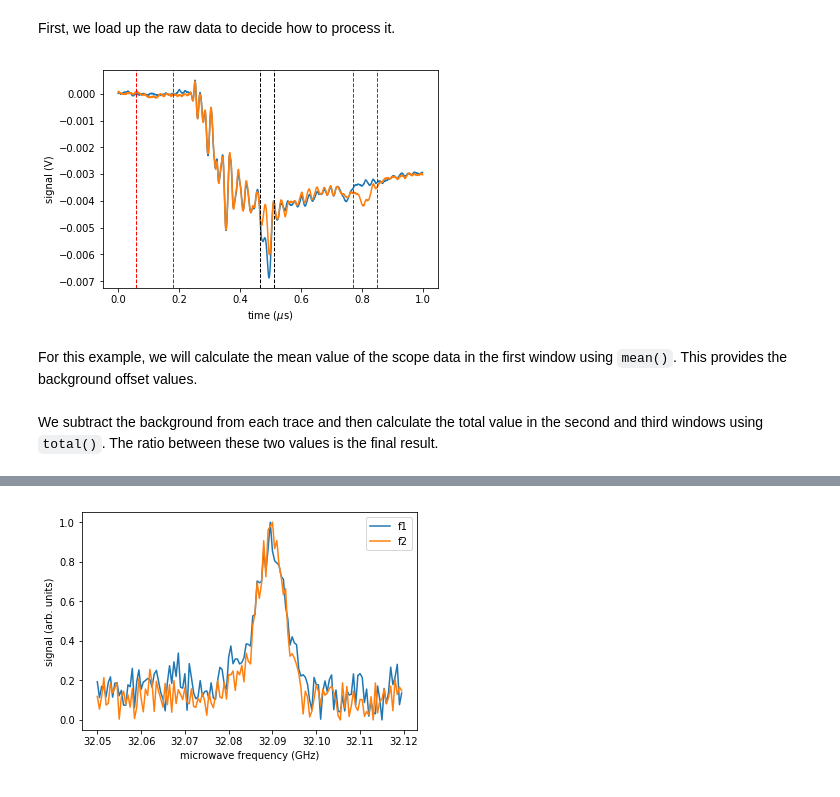
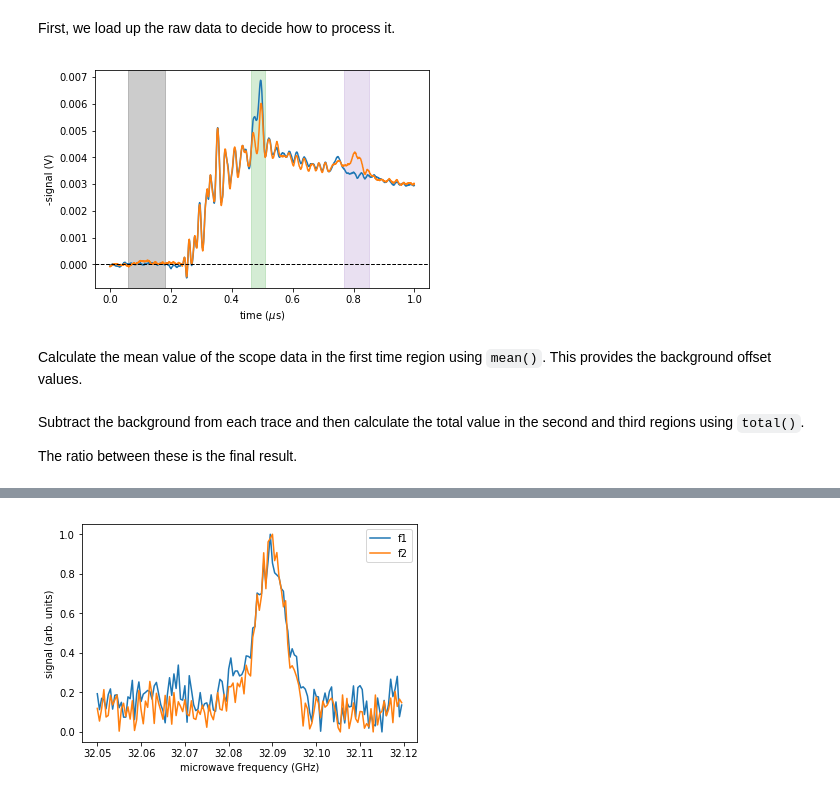
Before and after one commit to ad3ller/e11_analysis, a Jupyter notebook: notebooks/3)_Processing_data.ipynb, the cells around one changed output, grey strips where cells are left out. Cells and saved outputs as stored; diff of their text form; code cells hidden in the pictures.

```diff
--- a/notebooks/3)_Processing_data.ipynb
+++ b/notebooks/3)_Processing_data.ipynb
@@ -25,47 +25,48 @@ First, we load up the raw data to decide how to process it.
 # %%
 dat = scan.array('osc_0')
 osc = scan.attrs('osc_0')
 
 # plot
 fig, ax = plt.subplots()
 
 # data
 dt = 1e6 * osc['dt']
 xvals = np.arange(0, len(dat[0])*dt, dt)
-yvals = dat[0]
+yvals = -dat[0]
 ax.plot(xvals, yvals - np.mean(yvals[:100]))
-yvals = dat[80]
+yvals = -dat[80]
 ax.plot(xvals, yvals - np.mean(yvals[:100]))
+ax.axhline(0, lw=1, c='k', ls='--')
 
+# regions of interest
 # background
 t_bk = (0.06, 0.18)
-ax.axvline(t_bk[0], c='r', lw=1, ls='--')
-ax.axvline(t_bk[1], c='r', lw=1, ls='--')
+ax.axvspan(*t_bk, color='k', alpha=0.2)
 # signal 0
 t_sig0 = (0.465, 0.510)
-ax.axvline(t_sig0[0], c='k', lw=1, ls='--')
-ax.axvline(t_sig0[1], c='k', lw=1, ls='--')
+ax.axvspan(*t_sig0, color='C2', alpha=0.2)
 # signal 1
 t_sig1 = (0.77, 0.85)
-ax.axvline(t_sig1[0], c='g', lw=1, ls='--')
-ax.axvline(t_sig1[1], c='g', lw=1, ls='--')
+ax.axvspan(*t_sig1, color='C4', alpha=0.2)
 
 # format
 ax.set_xlabel('time ($\mu$s)')
-ax.set_ylabel('signal (V)')
+ax.set_ylabel('-signal (V)')
 
 # output
 plt.show()
 # %% [output]
-[figure, old version]
+[figure, new version]
 # %% [markdown]
-For this example, we will calculate the mean value of the scope data in the first window using `mean()`.  This provides the background offset values.
+Calculate the mean value of the scope data in the first time region using `mean()`.  This provides the background offset values.
 # %%
 # background
 background = mean(scan.array('osc_0'), subset=tuple([slice(None), slice(*t_index(t_bk, dt=dt))]))
 background.columns = ['offset']
 # %% [markdown]
-We subtract the background from each trace and then calculate the total value in the second and third windows using `total()`.  The ratio between these two values is the final result.
+Subtract the background from each trace and then calculate the total value in the second and third regions using `total()`.
+
+The ratio between these is the final result.
 # %%
 # signal
 bksub = np.subtract(scan.array('osc_0'), background.values)
```
Also changed, not shown: parts of 4 cells of this notebook, 3 other files.
